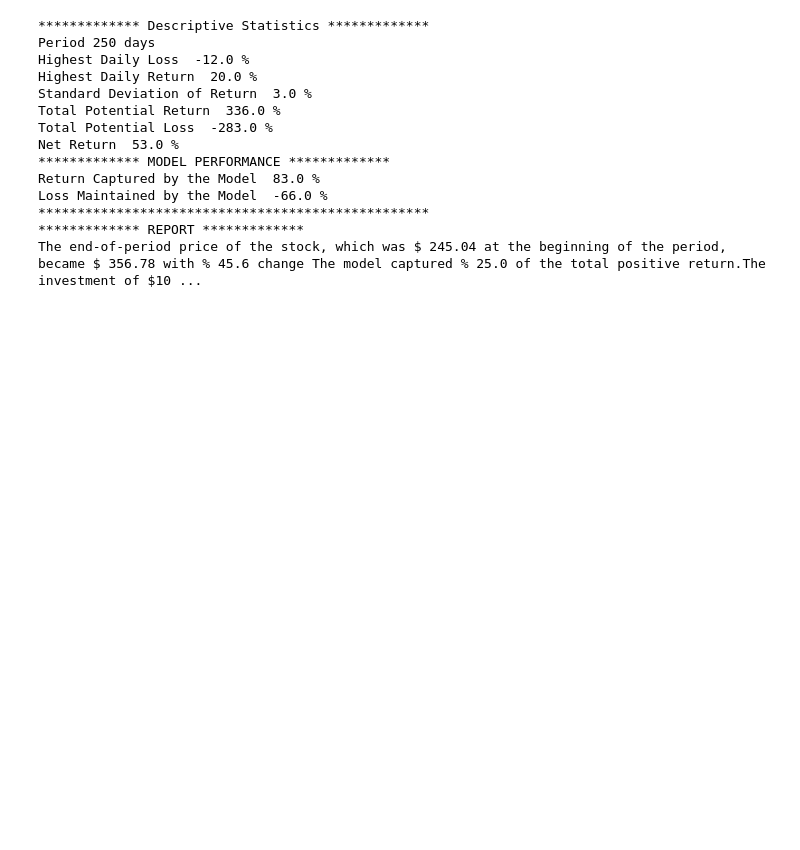
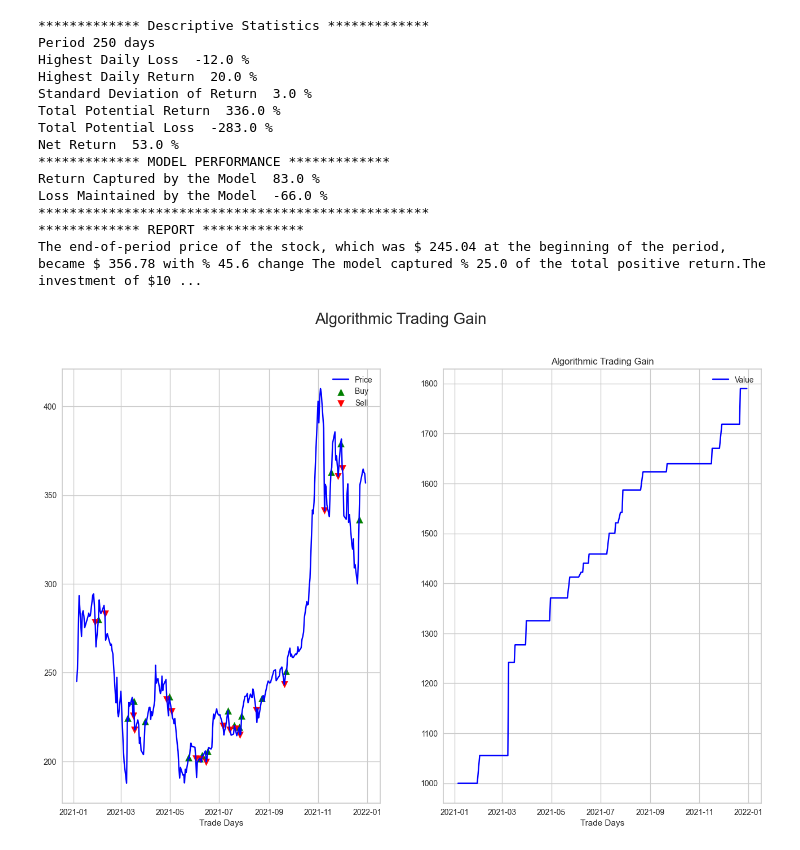
Before and after one commit to batuhanmtl/Time-Series-Analysis, a Jupyter notebook: Multivariate Regression/StockPricePrediction.ipynb, the cells around one changed output. Saved outputs shown, nothing was run; the diff lists cells and outputs as text; code cells hidden in the pictures; blank space fills up the shorter version.

Commit message:
stock price predict

```diff
--- a/Multivariate Regression/StockPricePrediction.ipynb
+++ b/Multivariate Regression/StockPricePrediction.ipynb
@@ -632,3 +632,25 @@ Loss Maintained by the Model  -66.0 %
 **************************************************
 ************* REPORT *************
 The end-of-period price of the stock, which was $ 245.04 at the beginning of the period, became $ 356.78 with % 45.6 change The model captured % 25.0 of the total positive return.The investment of $10 ...
+# %%
+f,axarr = plt.subplots(1,2,figsize=(16,10))
+f.suptitle('Algorithmic Trading Gain', fontsize=20)
+axarr[0].plot(df["price"],label="Price",color='blue')
+axarr[0].scatter(df.loc[df["buy_dt_ind"] == 1].index,
+            df.loc[df["buy_dt_ind"] == 1,"price"].values, color='green', marker='^', s=75, label="Buy")
+
+axarr[0].scatter(df.loc[df["sell_dt_ind"] == 1].index,
+            df.loc[df["sell_dt_ind"] == 1,"price"].values, color='red', marker='v', s=75, label="Sell")
+
+axarr[0].legend(loc='best')
+axarr[0].grid(True)
+axarr[0].set_xlabel('Trade Days')
+
+axarr[1].plot(df["value_dt"],label="Value",color='blue')
+axarr[1].legend(loc='best')
+axarr[1].grid(True)
+axarr[1].set_title('Algorithmic Trading Gain')
+axarr[1].set_xlabel('Trade Days')
+plt.show()
+# %% [output]
+[figure, added]
```
